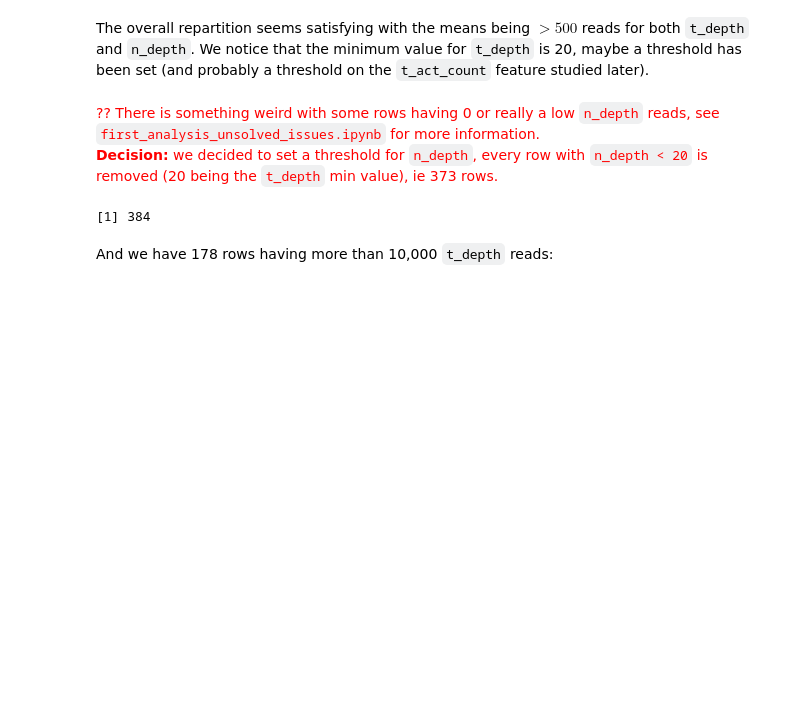
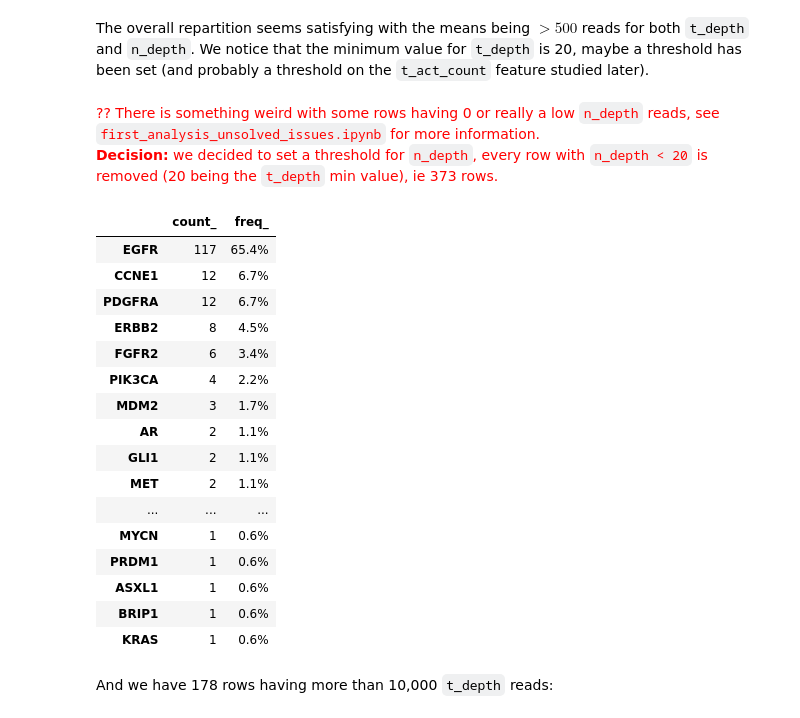
Before and after one commit to ElsaB/impact-annotator, a Jupyter notebook: analysis/prediction/first_analysis_python.ipynb, the cells around one changed output. Drawn from its saved outputs; the diff is of its cells as text; code cells hidden in the pictures; blank space fills up the shorter version.

```diff
--- a/analysis/prediction/first_analysis_python.ipynb
+++ b/analysis/prediction/first_analysis_python.ipynb
@@ -159,11 +163,26 @@ The overall repartition seems satisfying with the means being $> 500$ reads for
 # %% [markdown]
 <font color='red'> ?? There is something weird with some rows having 0 or really a low `n_depth` reads, see `first_analysis_unsolved_issues.ipynb` for more information.
 **Decision:** we decided to set a threshold for `n_depth`, every row with `n_depth < 20` is removed (20 being the `t_depth` min value), ie 373 rows. </font>
-# %%
-nrow(impact[impact$n_depth < 20,])
-impact <- impact[impact$n_depth >= 20,] # remove them
-# %% [output]
-[1] 384
+# %%
+get_table(impact.Hugo_Symbol[impact.t_depth >= 10000])
+# %% [output]
+|  | count_ | freq_ |
+| EGFR | 117 | 65.4% |
+| CCNE1 | 12 | 6.7% |
+| PDGFRA | 12 | 6.7% |
+| ERBB2 | 8 | 4.5% |
+| FGFR2 | 6 | 3.4% |
+| PIK3CA | 4 | 2.2% |
+| MDM2 | 3 | 1.7% |
+| AR | 2 | 1.1% |
+| GLI1 | 2 | 1.1% |
+| MET | 2 | 1.1% |
+| ... | ... | ... |
+| MYCN | 1 | 0.6% |
+| PRDM1 | 1 | 0.6% |
+| ASXL1 | 1 | 0.6% |
+| BRIP1 | 1 | 0.6% |
+| KRAS | 1 | 0.6% |
 # %% [markdown]
 And we have 178 rows having more than 10,000 `t_depth` reads:
 # %%
```
Also changed, not shown: parts of 14 cells of this notebook, 3 other files.
